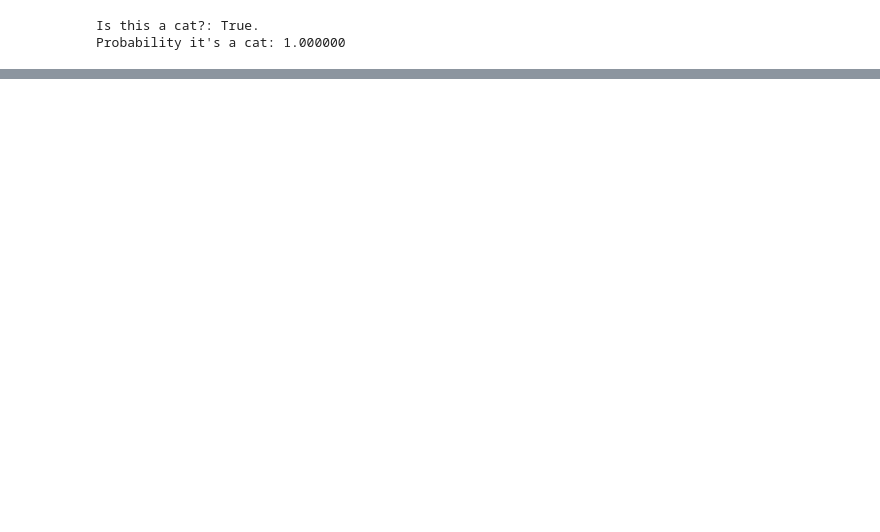
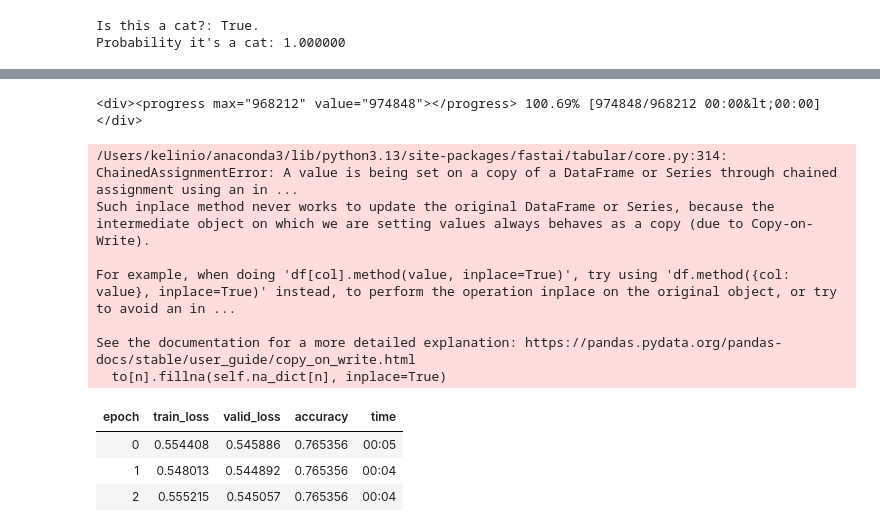
Before and after one commit to kelinio/Snakepit, a Jupyter notebook: Machine Learning/fastai/fastbook/01_intro.ipynb, the cells around one changed output, grey strips where cells are left out. Saved outputs shown, nothing was run; the diff lists cells and outputs as text; code cells hidden in the pictures; blank space fills up the shorter version.

```diff
--- a/Machine Learning/fastai/fastbook/01_intro.ipynb
+++ b/Machine Learning/fastai/fastbook/01_intro.ipynb
@@ -31,0 +66,25 @@ Probability it's a cat: 1.000000
+# %%
+from fastai.tabular.all import *
+path = untar_data(URLs.ADULT_SAMPLE)
+
+dls = TabularDataLoaders.from_csv(path/'adult.csv', path=path, y_names="salary",
+    cat_names = ['workclass', 'education', 'marital-status', 'occupation',
+                 'relationship', 'race'],
+    cont_names = ['age', 'fnlwgt', 'education-num'],
+    procs = [Categorify, FillMissing, Normalize])
+
+learn = tabular_learner(dls, metrics=accuracy)
+learn.fit_one_cycle(3)
+# %% [output]
+<div><progress max="968212" value="974848"></progress> 100.69% [974848/968212 00:00&lt;00:00]</div>
+/Users/kelinio/anaconda3/lib/python3.13/site-packages/fastai/tabular/core.py:314: ChainedAssignmentError: A value is being set on a copy of a DataFrame or Series through chained assignment using an in ...
+Such inplace method never works to update the original DataFrame or Series, because the intermediate object on which we are setting values always behaves as a copy (due to Copy-on-Write).
+
+For example, when doing 'df[col].method(value, inplace=True)', try using 'df.method({col: value}, inplace=True)' instead, to perform the operation inplace on the original object, or try to avoid an in ...
+
+See the documentation for a more detailed explanation: https://pandas.pydata.org/pandas-docs/stable/user_guide/copy_on_write.html
+  to[n].fillna(self.na_dict[n], inplace=True)
+| epoch | train_loss | valid_loss | accuracy | time |
+| 0 | 0.554408 | 0.545886 | 0.765356 | 00:05 |
+| 1 | 0.548013 | 0.544892 | 0.765356 | 00:04 |
+| 2 | 0.555215 | 0.545057 | 0.765356 | 00:04 |
```
Also changed, not shown: parts of 7 cells of this notebook.
